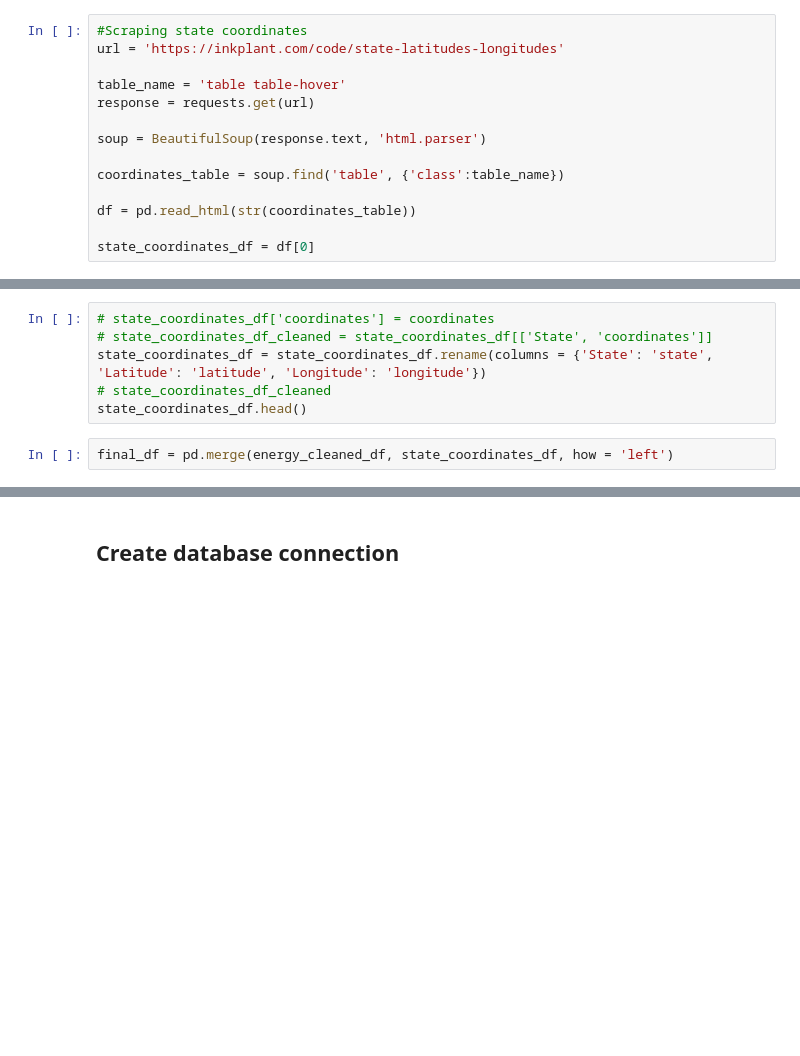
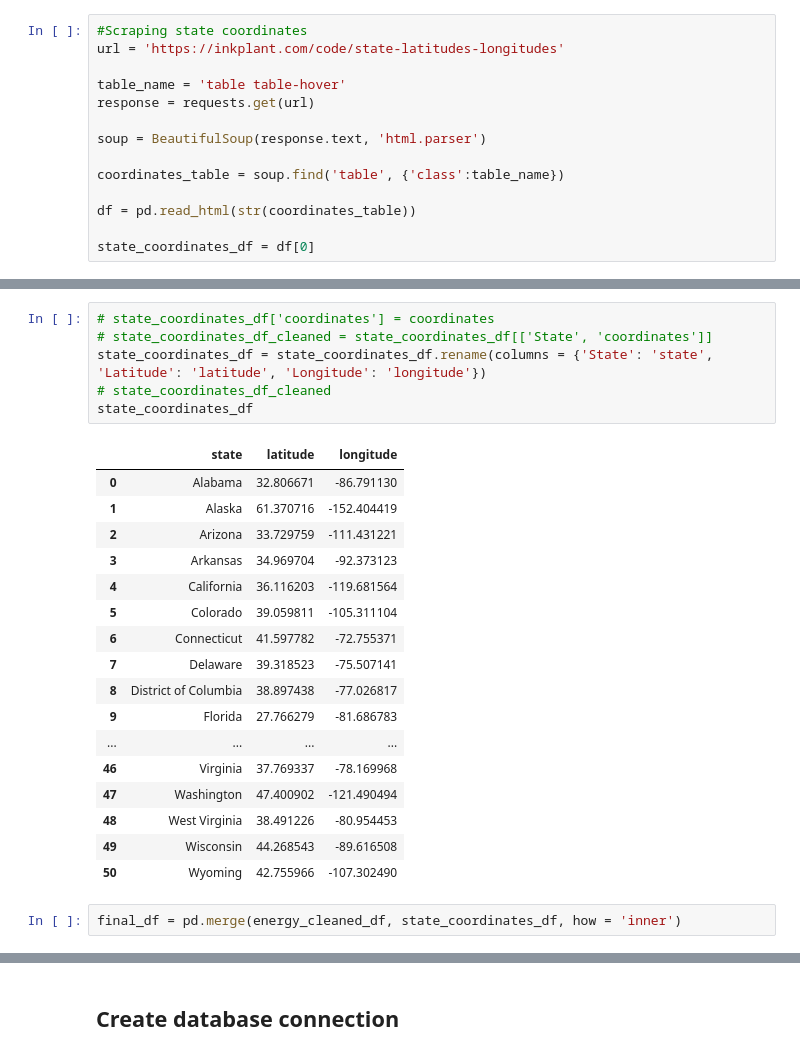
Before and after one commit to ericjbutton/us-energy-data, a Jupyter notebook: Project 3.ipynb, the cells around one changed output, grey strips where cells are left out. Drawn from its saved outputs; the diff is of its cells as text; blank space fills up the shorter version.

```diff
--- a/Project 3.ipynb
+++ b/Project 3.ipynb
@@ -131,9 +155,27 @@ state_coordinates_df['Latitude'].dtype
 # %%
 # state_coordinates_df['coordinates'] = coordinates
 # state_coordinates_df_cleaned = state_coordinates_df[['State', 'coordinates']]
 state_coordinates_df = state_coordinates_df.rename(columns = {'State': 'state', 'Latitude': 'latitude', 'Longitude': 'longitude'})
 # state_coordinates_df_cleaned
-state_coordinates_df.head()
+state_coordinates_df
+# %% [output]
+|  | state | latitude | longitude |
+| 0 | Alabama | 32.806671 | -86.791130 |
+| 1 | Alaska | 61.370716 | -152.404419 |
+| 2 | Arizona | 33.729759 | -111.431221 |
+| 3 | Arkansas | 34.969704 | -92.373123 |
+| 4 | California | 36.116203 | -119.681564 |
+| 5 | Colorado | 39.059811 | -105.311104 |
+| 6 | Connecticut | 41.597782 | -72.755371 |
+| 7 | Delaware | 39.318523 | -75.507141 |
+| 8 | District of Columbia | 38.897438 | -77.026817 |
+| 9 | Florida | 27.766279 | -81.686783 |
+| ... | ... | ... | ... |
+| 46 | Virginia | 37.769337 | -78.169968 |
+| 47 | Washington | 47.400902 | -121.490494 |
+| 48 | West Virginia | 38.491226 | -80.954453 |
+| 49 | Wisconsin | 44.268543 | -89.616508 |
+| 50 | Wyoming | 42.755966 | -107.302490 |
 # %%
-final_df = pd.merge(energy_cleaned_df, state_coordinates_df, how = 'left')
+final_df = pd.merge(energy_cleaned_df, state_coordinates_df, how = 'inner')
 # %%
```
Also changed, not shown: parts of 8 cells of this notebook, 5 other files.
